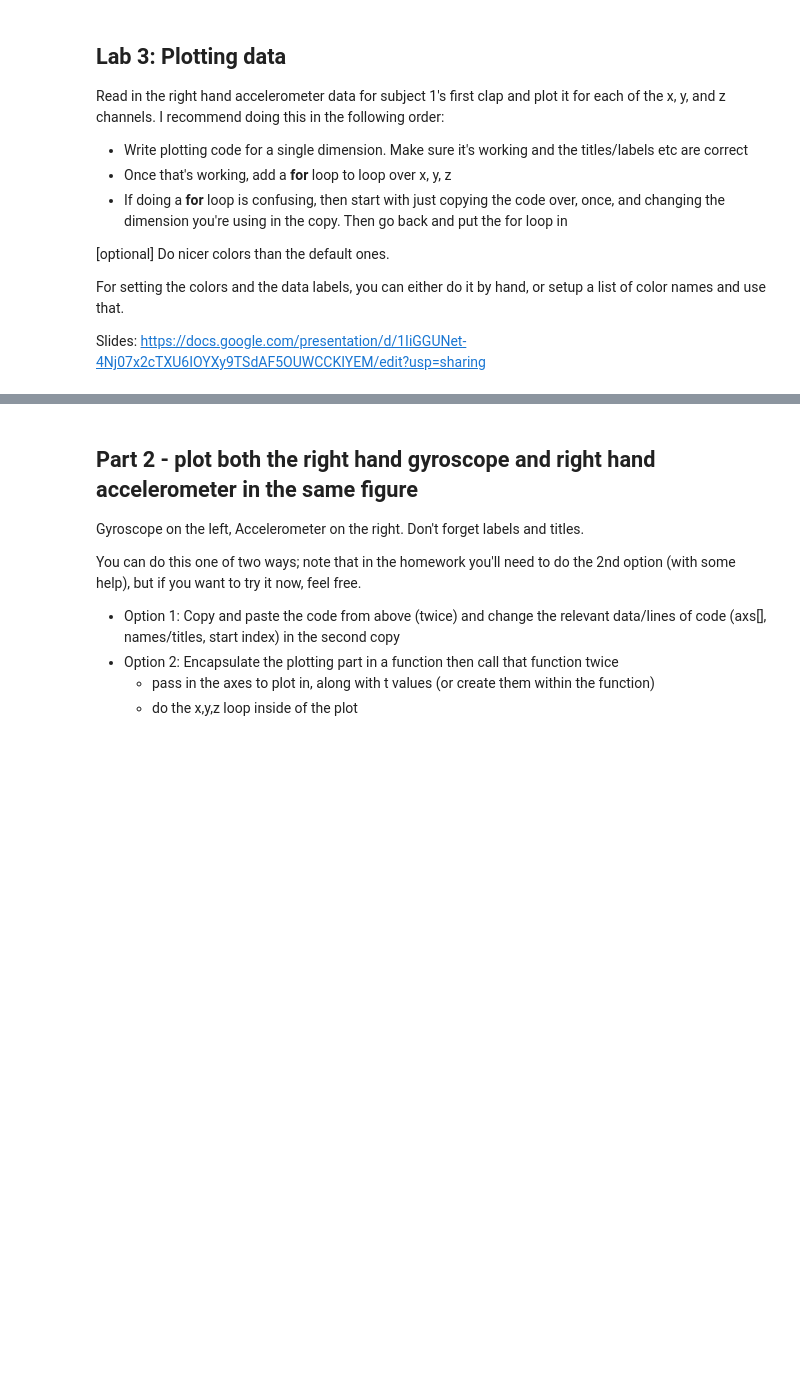
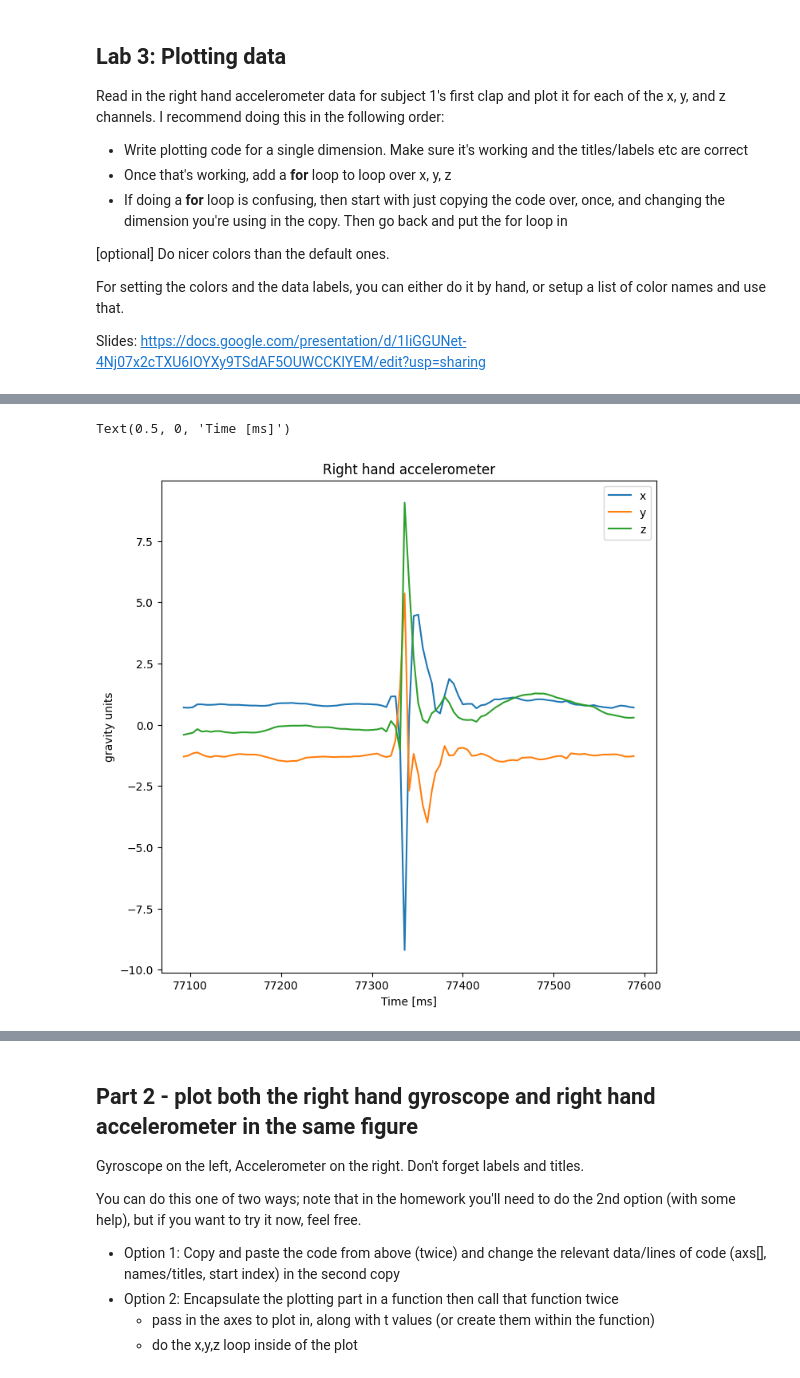
Before and after one commit to Ahmedmoui/IntroPythonProgramming, a Jupyter notebook: Week_3_plotting/Lab_3_plotting.ipynb, the cells around one changed output, grey strips where cells are left out. Saved outputs shown, nothing was run; the diff lists cells and outputs as text; code cells hidden in the pictures; blank space fills up the shorter version.

```diff
--- a/Week_3_plotting/Lab_3_plotting.ipynb
+++ b/Week_3_plotting/Lab_3_plotting.ipynb
@@ -34,0 +69,10 @@ snap_id = 3
+# %%
+def get_data(file_info):
+    """ Function that returns the data from the given CSV file.
+    @param file_info - a dictionary with keys "csv_path" and "motion_id"
+    @return Return array should contain data in file with an extra column at the end containing the motion_id."""
+
+    data_array = np.loadtxt(file_info["csv_path"], dtype= float, delimiter=",")
+    id_collum = np.full((np.shape(data_array)[0], 1), file_info["motion_id"])
+    data_array = np.concatenate((data_array, id_collum), axis=1)
+    return data_array
@@ -35,3 +93,13 @@ snap_id = 3
+# %%
+def get_channel_data(all_data, index_offset, n_dims):
+    """ Get the data for just one channel (e.g., right hand accelerometer)
+    @param all_data - numpy array containing data from one (or more) files
+    @param index_offset - the column to begin getting data from
+    @param n_dims - number of dimensions for the data channel
+    @return Returned array should be: number of rows in all_data X n_dims"""
+
+    output_array = all_data[:,index_offset: index_offset + n_dims]
+    return output_array
 # %%
 # Read in one data file and the data description.
 all_data = get_data_from_files([
@@ -48,18 +114,35 @@ NameError: name 'get_data_from_files' is not defined
 # %%
 # TODO Get the descriptor and the data
-rh_accelerometer_descriptor = ...
-rh_accelerometer_data = ...
+rh_accelerometer_descriptor = get_descriptor(data_description,name="Right hand accelerometer")
+rh_accelerometer_data = get_channel_data(all_data,rh_accelerometer_descriptor["index_offset"],rh_accelerometer_descriptor["dimensions"])
 
-ts_descriptor = ...
-ts = ...
+ts_descriptor = get_descriptor(data_description,"Timestamp")
+ts = get_channel_data(all_data, ts_descriptor["index_offset"], ts_descriptor["dimensions"])
 # %%
 nrows = 1
 ncols = 1
-_, axs_wf = plt.subplots(nrows, ncols, figsize=(6, 4))
+# _, axs_wf = plt.subplots(nrows, ncols, figsize=(6, 4))
 
 # Useful for labeling the channels with x,y,z instead of 0, 1, 2
 channel_labels = ['x', 'y', 'z']
 
 # TODO: Graph the right hand accelerometer data.
+
+fig, axs_wf = plt.subplots(nrows, ncols, figsize=(8, 8))
+rh_accel_info = get_descriptor(data_description,name="Right hand accelerometer")
+
+n_dims = rh_accel_info["dimensions"]
+channel_data = get_channel_data(all_data, index_offset=rh_accel_info["index_offset"], n_dims=n_dims)
+
+for dim_index, label in enumerate(channel_labels):
+    axs_wf.plot(ts, channel_data[:, dim_index], label=label)
+
+axs_wf.set_title(rh_accel_info["name"])
+axs_wf.legend(loc='upper right')
+axs_wf.set_ylabel(rh_accel_info["units"])
+axs_wf.set_xlabel("Time [ms]")
+# %% [output]
+Text(0.5, 0, 'Time [ms]')
+[figure, added]
 # %%
 grader.check("plot_one")
```
Also changed, not shown: parts of 12 cells of this notebook, 5 other files.
